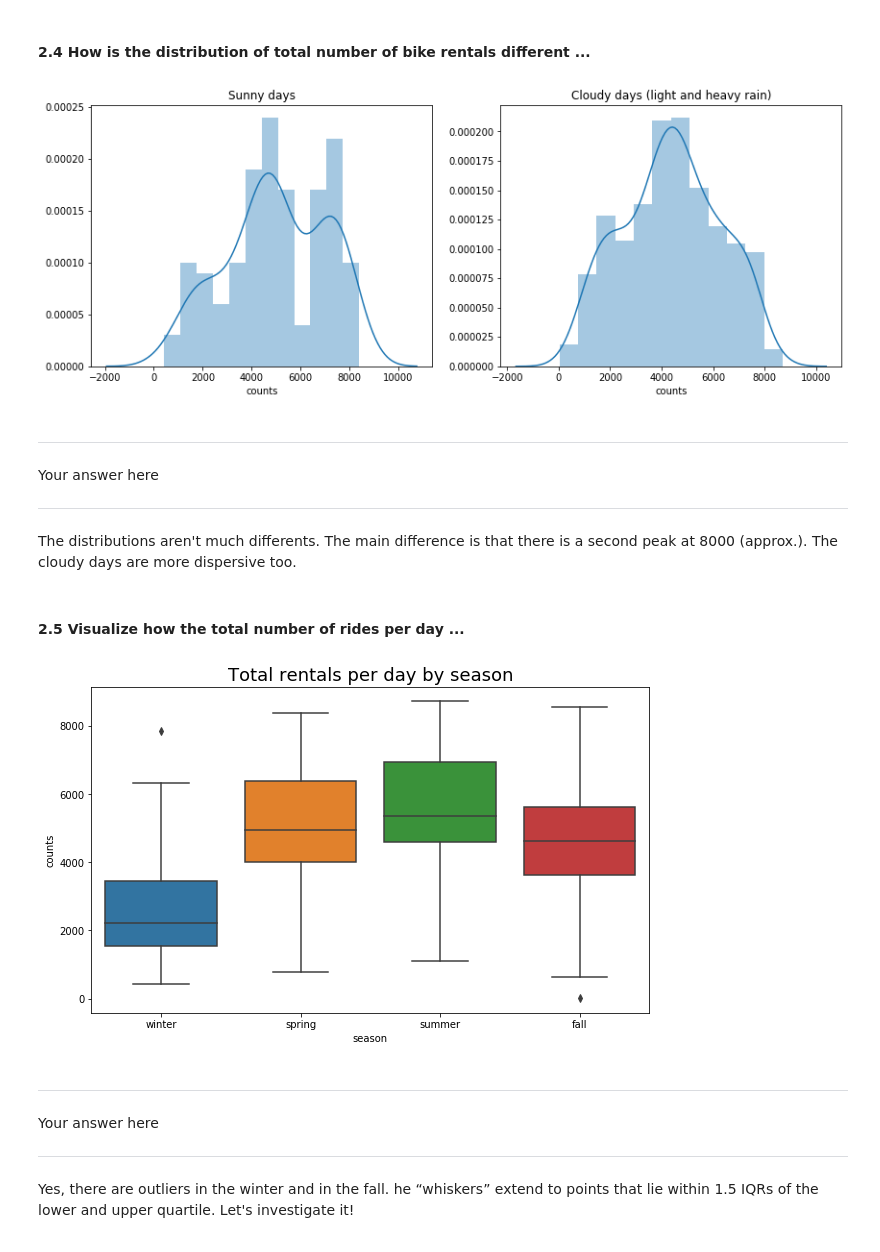
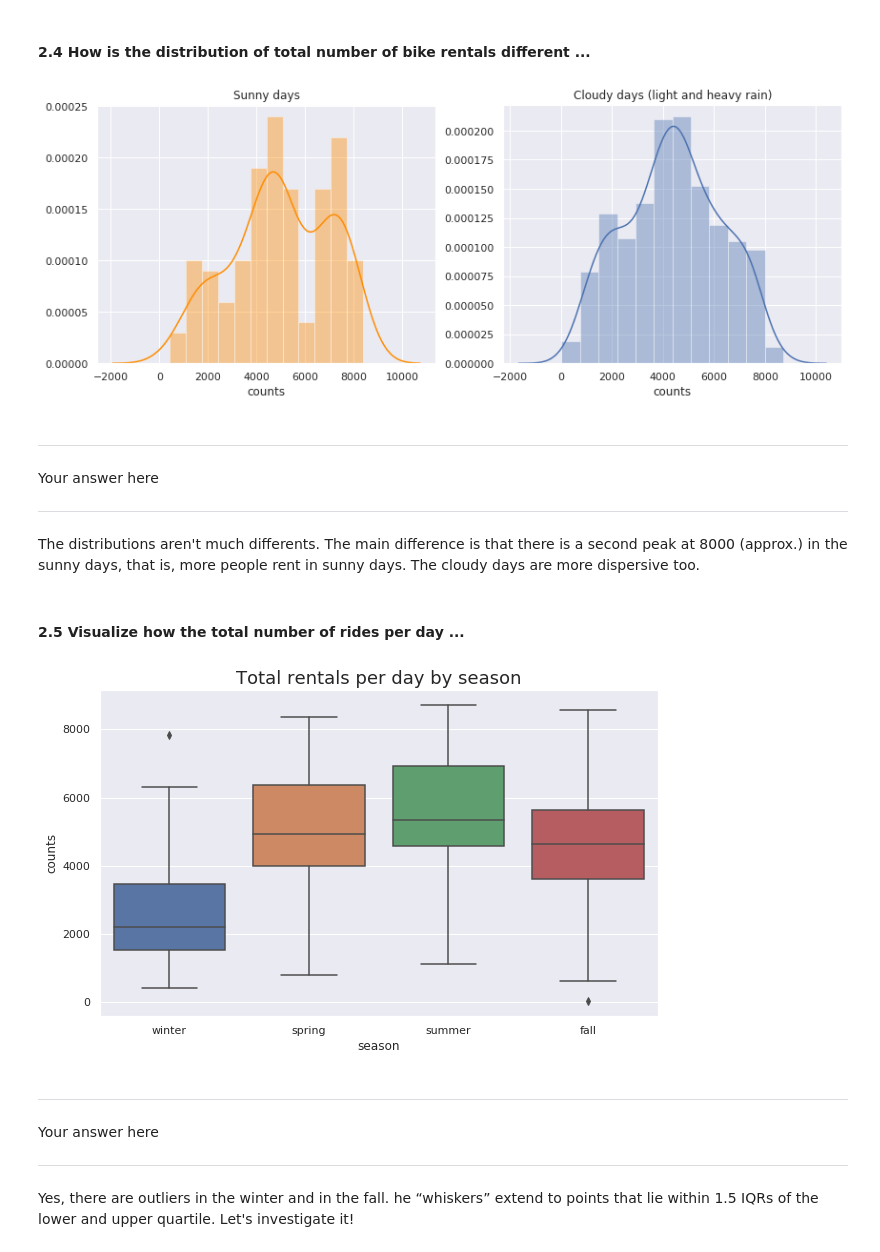
Before and after one commit to lucasmoschen/data-science-fundamentals, a Jupyter notebook: homeworks/cs109a_hw3/cs109a_hw3.ipynb, the cells around one changed output. Cells and saved outputs as stored; diff of their text form; code cells hidden in the pictures.

```diff
--- a/homeworks/cs109a_hw3/cs109a_hw3.ipynb
+++ b/homeworks/cs109a_hw3/cs109a_hw3.ipynb
@@ -59,6 +59,7 @@ import seaborn as sns
 import warnings
 
 warnings.filterwarnings("ignore")
+sns.set(style = 'darkgrid')
 
 %matplotlib inline
 # %% [markdown]
@@ -372,20 +365,20 @@ A pattern is the weekend. In the weekend (0 and 6), the proportion is different
 # %%
 sunny_days = bikes_by_day[bikes_by_day['weather'] == 1]['counts']
 cloudy_days = bikes_by_day[bikes_by_day['weather'] != 1]['counts']
 fig, ax = plt.subplots(1,2, figsize = (14,5))
-sns.distplot(sunny_days, ax = ax[0], bins = 12)
+sns.distplot(sunny_days, ax = ax[0], bins = 12, color = 'darkorange')
 ax[0].set_title('Sunny days')
 sns.distplot(cloudy_days, ax = ax[1], bins = 12)
 ax[1].set_title('Cloudy days (light and heavy rain)')
 plt.show()
 # %% [output]
-[figure, old version]
+[figure, new version]
 # %% [markdown]
 <HR>
 Your answer here
 <HR>
 
-The distributions aren't much differents. The main difference is that there is a second peak at 8000 (approx.). The cloudy days are more dispersive too.
+The distributions aren't much differents. The main difference is that there is a second peak at 8000 (approx.) in the sunny days, that is, more people rent in sunny days. The cloudy days are more dispersive too.
 # %% [markdown]
 #### 2.5 Visualize how the total number of rides per day ...
 # %%
@@ -395,7 +388,7 @@ ax.set_title('Total rentals per day by season', fontsize = 18)
 ax.set_xticklabels(['winter','spring','summer','fall'])
 plt.show()
 # %% [output]
-[figure, old version]
+[figure, new version]
 # %% [markdown]
 <HR>
 Your answer here
```
Also changed, not shown: parts of 21 cells of this notebook.
